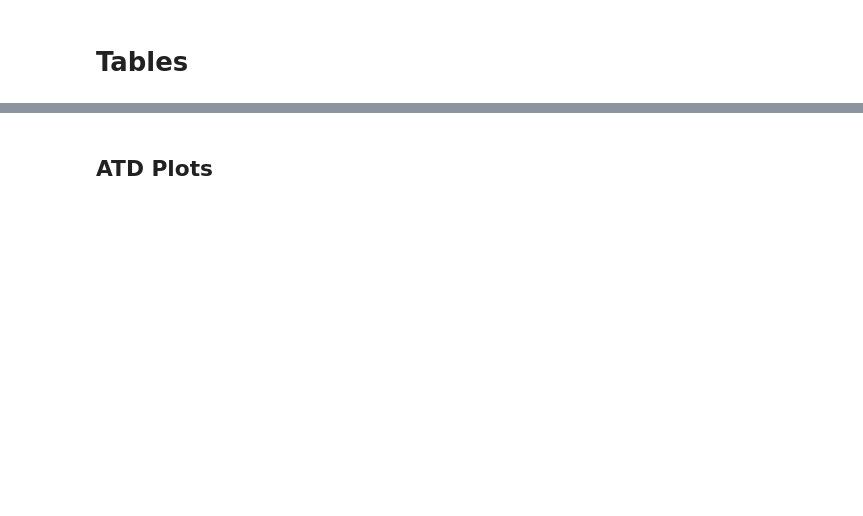
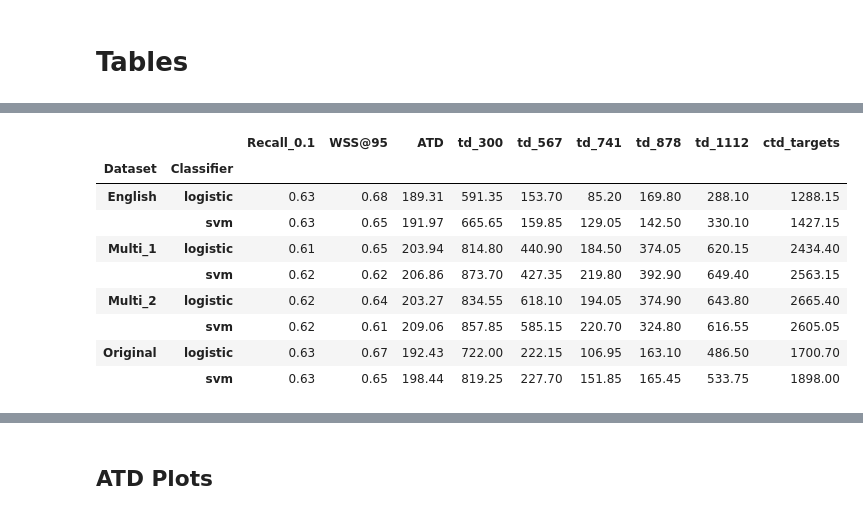
Before and after one commit to Robdboer/Multilingual-Feature-Extractors-Study, a Jupyter notebook: scripts/Simulation Results.ipynb, the cells around one changed output, grey strips where cells are left out. Cells and saved outputs as stored; diff of their text form; code cells hidden in the pictures; blank space fills up the shorter version.

```diff
--- a/scripts/Simulation Results.ipynb
+++ b/scripts/Simulation Results.ipynb
@@ -91,7 +138,18 @@ sim.groupby(['Dataset'])['Recall_0.1', 'WSS@95', 'ATD', 'td_300', 'td_567', 'td_
 # %%
 #Average grouped by dataset and classifier
 sim = metrics_df
-sim.groupby(['Dataset', 'Classifier'])['Recall_0.1', 'WSS@95', 'ATD', 'td_300', 'td_567', 'td_741', 'td_878', 'td_1112', 'td_sum'].mean()
+sim.groupby(['Dataset', 'Classifier'])['Recall_0.1', 'WSS@95', 'ATD', 'td_300', 'td_567', 'td_741', 'td_878', 'td_1112', 'ctd_targets'].mean().round(2)
+# %% [output]
+|  |  | Recall_0.1 | WSS@95 | ATD | td_300 | td_567 | td_741 | td_878 | td_1112 | ctd_targets |
+| Dataset | Classifier |  |  |  |  |  |  |  |  |  |
+| English | logistic | 0.63 | 0.68 | 189.31 | 591.35 | 153.70 | 85.20 | 169.80 | 288.10 | 1288.15 |
+|  | svm | 0.63 | 0.65 | 191.97 | 665.65 | 159.85 | 129.05 | 142.50 | 330.10 | 1427.15 |
+| Multi_1 | logistic | 0.61 | 0.65 | 203.94 | 814.80 | 440.90 | 184.50 | 374.05 | 620.15 | 2434.40 |
+|  | svm | 0.62 | 0.62 | 206.86 | 873.70 | 427.35 | 219.80 | 392.90 | 649.40 | 2563.15 |
+| Multi_2 | logistic | 0.62 | 0.64 | 203.27 | 834.55 | 618.10 | 194.05 | 374.90 | 643.80 | 2665.40 |
+|  | svm | 0.62 | 0.61 | 209.06 | 857.85 | 585.15 | 220.70 | 324.80 | 616.55 | 2605.05 |
+| Original | logistic | 0.63 | 0.67 | 192.43 | 722.00 | 222.15 | 106.95 | 163.10 | 486.50 | 1700.70 |
+|  | svm | 0.63 | 0.65 | 198.44 | 819.25 | 227.70 | 151.85 | 165.45 | 533.75 | 1898.00 |
 # %%
 #Average grouped by dataset and prior knowledge
 sim = metrics_df
```
Also changed, not shown: parts of 15 cells of this notebook, 1 other file.
